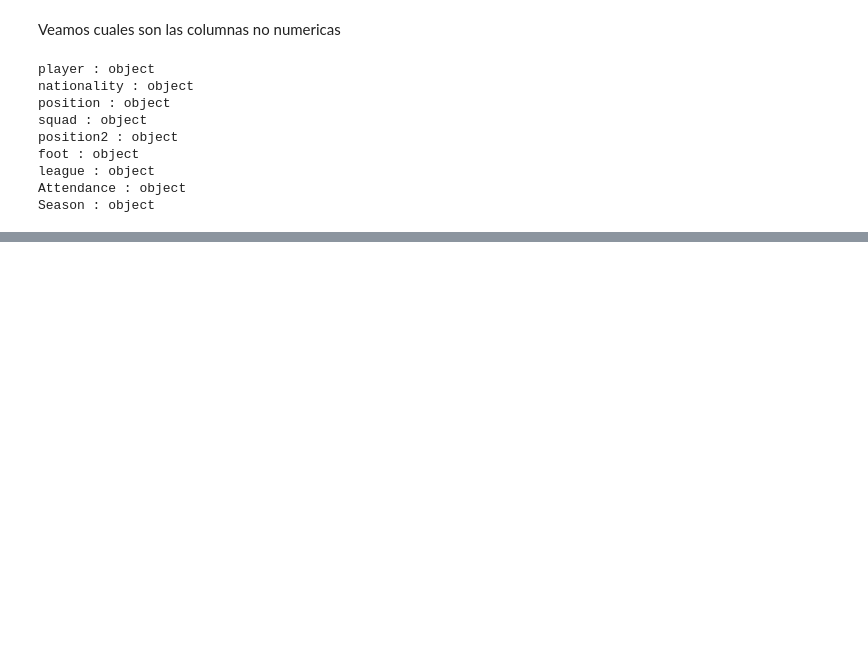
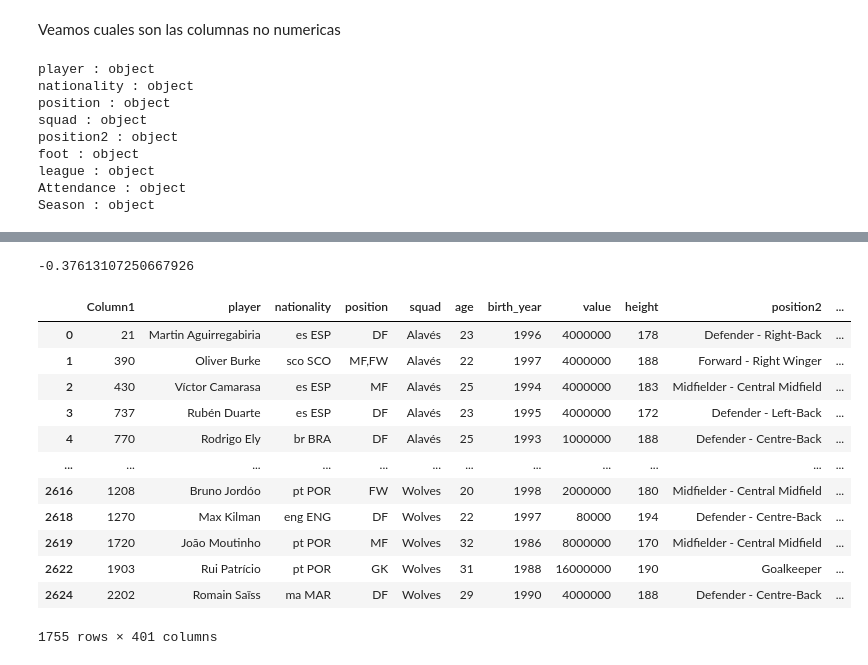
Before and after one commit to Gabrielnm7/LDD-Futbol-Analytics, a Jupyter notebook: Analysis.ipynb, the cells around one changed output, grey strips where cells are left out. Drawn from its saved outputs; the diff is of its cells as text; code cells hidden in the pictures; blank space fills up the shorter version.

```diff
--- a/Analysis.ipynb
+++ b/Analysis.ipynb
@@ -867,0 +976,9 @@ Las filas con datos faltantes equivalen al 16.149773071104388 %
+# %%
+# Paso 4: entrenamos el modelo
+history = model.fit(
+    X_train_scaled, y_train_scaled, # Datos de entrenamiento
+    epochs=100, # Cantidad de iteraciones
+    batch_size=20, # Tamaño del batch
+    validation_split=0.2, # Datos de validacion
+    verbose=0 # No mostrar salida
+)
@@ -867,0 +995,3 @@ Las filas con datos faltantes equivalen al 16.149773071104388 %
+# %%
+X_scaled= x_scaler.transform(X)
+pred_x= model.predict(X_scaled)
@@ -867,0 +1000,27 @@ Las filas con datos faltantes equivalen al 16.149773071104388 %
+# %%
+y_scaled.iloc[0].values[0]
+# %% [output]
+-0.37613107250667926
+# %%
+y_scaled= y_scaler.transform(np.array(y).reshape(-1,1))
+# %%
+indices=[]
+for i in range(len(X_scaled)):
+    if pred_x[i][0] > y_scaled.iloc[i].values[0]:
+        indices.append(i)
+# %%
+data.iloc[indices]
+# %% [output]
+|  | Column1 | player | nationality | position | squad | age | birth_year | value | height | position2 | ... |
+| 0 | 21 | Martin Aguirregabiria | es ESP | DF | Alavés | 23 | 1996 | 4000000 | 178 | Defender - Right-Back | ... |
+| 1 | 390 | Oliver Burke | sco SCO | MF,FW | Alavés | 22 | 1997 | 4000000 | 188 | Forward - Right Winger | ... |
+| 2 | 430 | Ví­ctor Camarasa | es ESP | MF | Alavés | 25 | 1994 | 4000000 | 183 | Midfielder - Central Midfield | ... |
+| 3 | 737 | Rubén Duarte | es ESP | DF | Alavés | 23 | 1995 | 4000000 | 172 | Defender - Left-Back | ... |
+| 4 | 770 | Rodrigo Ely | br BRA | DF | Alavés | 25 | 1993 | 1000000 | 188 | Defender - Centre-Back | ... |
+| ... | ... | ... | ... | ... | ... | ... | ... | ... | ... | ... | ... |
+| 2616 | 1208 | Bruno Jordóo | pt POR | FW | Wolves | 20 | 1998 | 2000000 | 180 | Midfielder - Central Midfield | ... |
+| 2618 | 1270 | Max Kilman | eng ENG | DF | Wolves | 22 | 1997 | 80000 | 194 | Defender - Centre-Back | ... |
+| 2619 | 1720 | João Moutinho | pt POR | MF | Wolves | 32 | 1986 | 8000000 | 170 | Midfielder - Central Midfield | ... |
+| 2622 | 1903 | Rui Patrí­cio | pt POR | GK | Wolves | 31 | 1988 | 16000000 | 190 | Goalkeeper | ... |
+| 2624 | 2202 | Romain Saïss | ma MAR | DF | Wolves | 29 | 1990 | 4000000 | 188 | Defender - Centre-Back | ... |
+1755 rows × 401 columns
```
Also changed, not shown: parts of 39 cells of this notebook.
